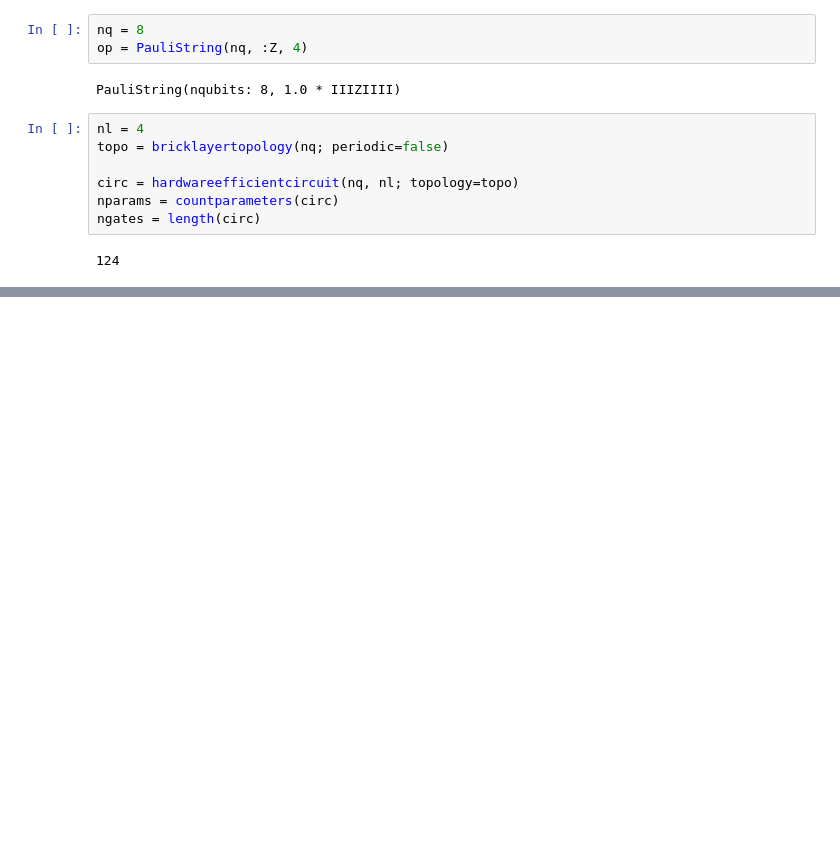
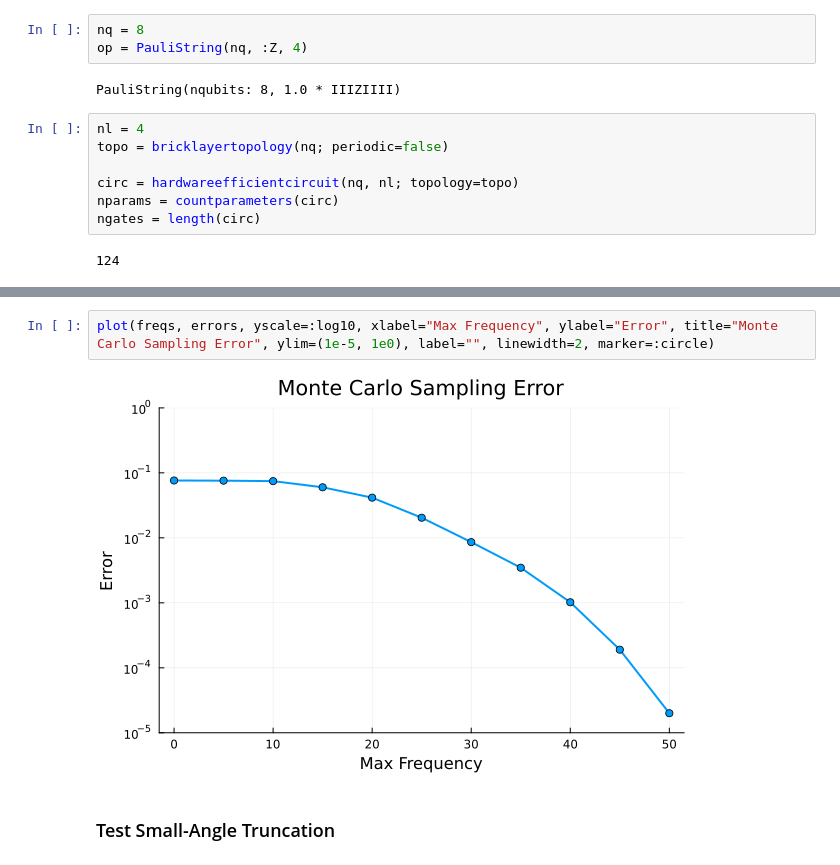
Before and after one commit to MSRudolph/PauliPropagation.jl, a Jupyter notebook: numerical_certificates.ipynb, the cells around one changed output, grey strips where cells are left out. Drawn from its saved outputs; the diff is of its cells as text; blank space fills up the shorter version.

```diff
--- a/numerical_certificates.ipynb
+++ b/numerical_certificates.ipynb
@@ -40,0 +66,6 @@ plot(Ws, errors, yscale=:log10, xlabel="Pauli Weight", ylabel="Error", title="Mo
+# %%
+plot(freqs, errors, yscale=:log10, xlabel="Max Frequency", ylabel="Error", title="Monte Carlo Sampling Error", ylim=(1e-5, 1e0), label="", linewidth=2, marker=:circle)
+# %% [output]
+[figure, added]
+# %% [markdown]
+### Test Small-Angle Truncation
```
Also changed, not shown: parts of 13 cells of this notebook, 3 other files.
